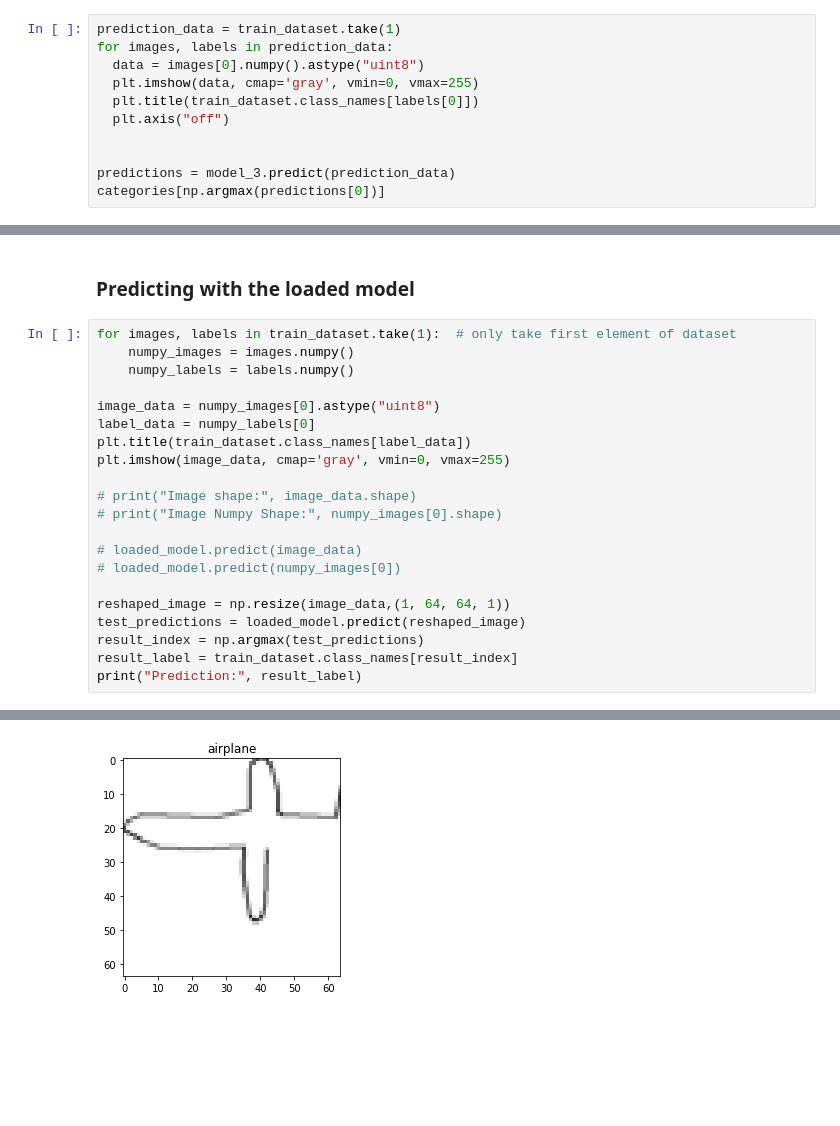
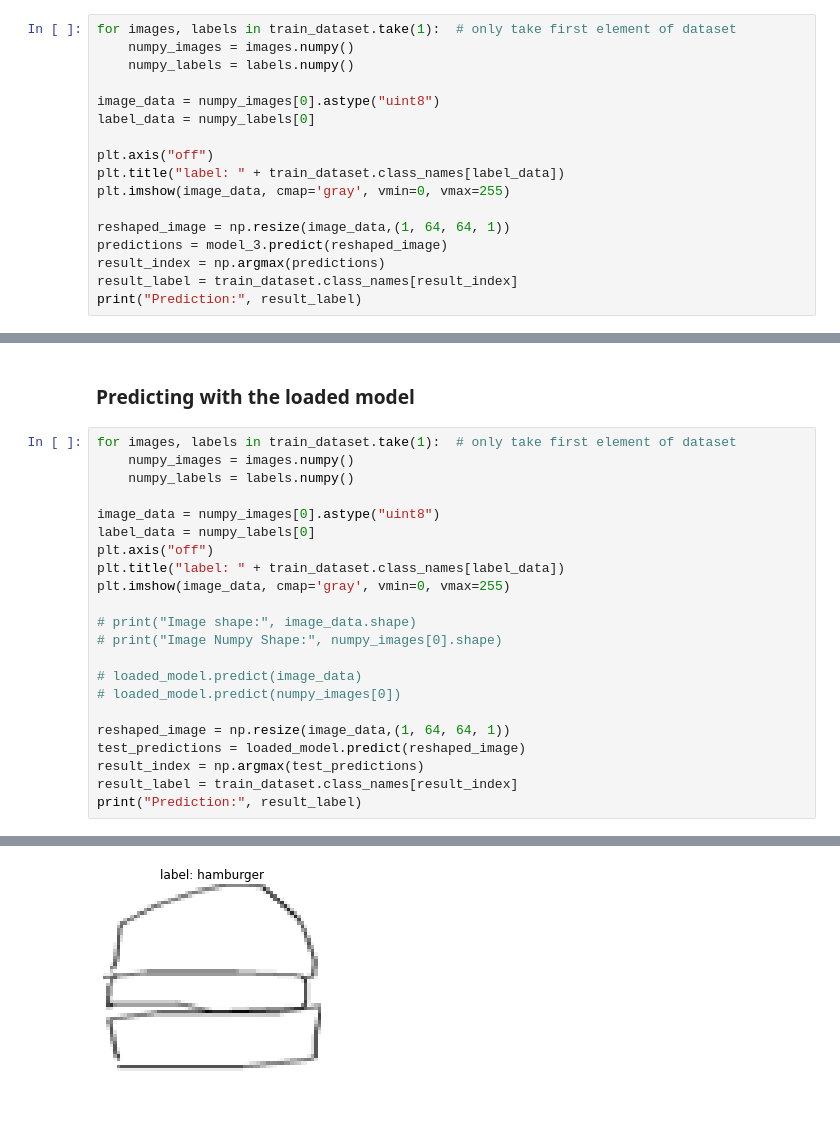
Before and after one commit to beratcmn/tensorflow-quickdraw-recognition, a Jupyter notebook: doodle_identification_final_model.ipynb, the cells around one changed output, grey strips where cells are left out. Saved outputs shown, nothing was run; the diff lists cells and outputs as text; blank space fills up the shorter version.

Commit message:
Finalized the model

```diff
--- a/doodle_identification_final_model.ipynb
+++ b/doodle_identification_final_model.ipynb
@@ -218,17 +219,23 @@ test_loss, test_acc = model_3.evaluate(validation_dataset, verbose=2)
 469/469 - 3s - loss: 0.5949 - accuracy: 0.9073 - 3s/epoch - 6ms/step
 # %% [markdown]
 ### Making predictions
-# %%
-prediction_data = train_dataset.take(1)
-for images, labels in prediction_data:
-  data = images[0].numpy().astype("uint8")
-  plt.imshow(data, cmap='gray', vmin=0, vmax=255)
-  plt.title(train_dataset.class_names[labels[0]])
-  plt.axis("off")
-
-
-predictions = model_3.predict(prediction_data)
-categories[np.argmax(predictions[0])]
+# %%
+for images, labels in train_dataset.take(1):  # only take first element of dataset
+    numpy_images = images.numpy()
+    numpy_labels = labels.numpy()
+
+image_data = numpy_images[0].astype("uint8")
+label_data = numpy_labels[0]
+
+plt.axis("off")
+plt.title("label: " + train_dataset.class_names[label_data])
+plt.imshow(image_data, cmap='gray', vmin=0, vmax=255)
+
+reshaped_image = np.resize(image_data,(1, 64, 64, 1))
+predictions = model_3.predict(reshaped_image)
+result_index = np.argmax(predictions)
+result_label = train_dataset.class_names[result_index]
+print("Prediction:", result_label)
 # %%
 predictions.shape
 # %% [markdown]
@@ -282,7 +289,8 @@ for images, labels in train_dataset.take(1):  # only take first element of datas
 
 image_data = numpy_images[0].astype("uint8")
 label_data = numpy_labels[0]
-plt.title(train_dataset.class_names[label_data])
+plt.axis("off")
+plt.title("label: " + train_dataset.class_names[label_data])
 plt.imshow(image_data, cmap='gray', vmin=0, vmax=255)
 
 # print("Image shape:", image_data.shape)
@@ -302 +310 @@ Prediction: airplane
-[figure, old version]
+[figure, new version]
```
Also changed, not shown: parts of 6 cells of this notebook.
